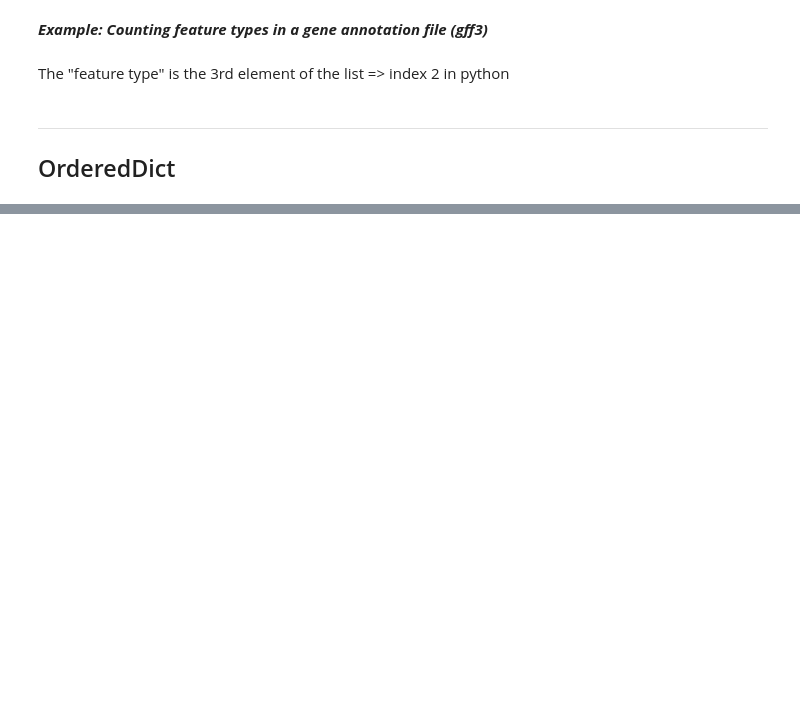
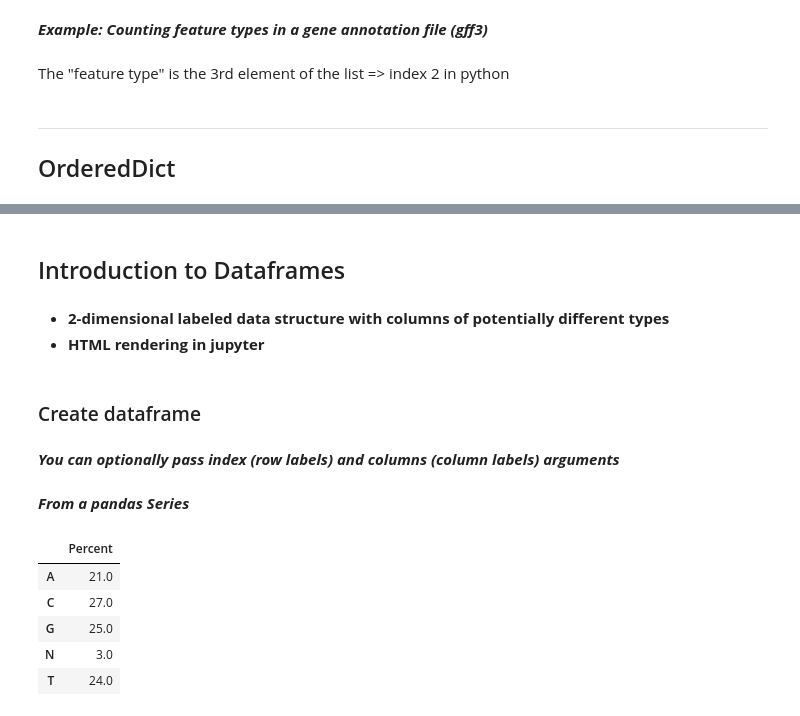
Before and after one commit to mgalardini/2016_python_course, a Jupyter notebook: notebooks/[2]-Advanced_data_structures-and-file-parsing.ipynb, the cells around one changed output, grey strips where cells are left out. Cells and saved outputs as stored; diff of their text form; code cells hidden in the pictures; blank space fills up the shorter version.

```diff
--- a/notebooks/[2]-Advanced_data_structures-and-file-parsing.ipynb
+++ b/notebooks/[2]-Advanced_data_structures-and-file-parsing.ipynb
@@ -126,0 +300,21 @@ SyntaxError: invalid syntax (<ipython-input-29-c04425c6df47>, line 1)
+# %% [markdown]
+## Introduction to Dataframes
+# %% [markdown]
+* **2-dimensional labeled data structure with columns of potentially different types**
+* **HTML rendering in jupyter**
+# %% [markdown]
+### Create dataframe
+# %% [markdown]
+***You can optionally pass index (row labels) and columns (column labels) arguments***
+# %% [markdown]
+***From a pandas Series***
+# %%
+s = pd.Series({'A':21.0, 'T':24.0, 'C':27.0, 'G':25.0, 'N':3.0})
+pd.DataFrame(s, columns=["Percent"])
+# %% [output]
+|  | Percent |
+| A | 21.0 |
+| C | 27.0 |
+| G | 25.0 |
+| N | 3.0 |
+| T | 24.0 |
```
Also changed, not shown: parts of 44 cells of this notebook, 1 other file.
